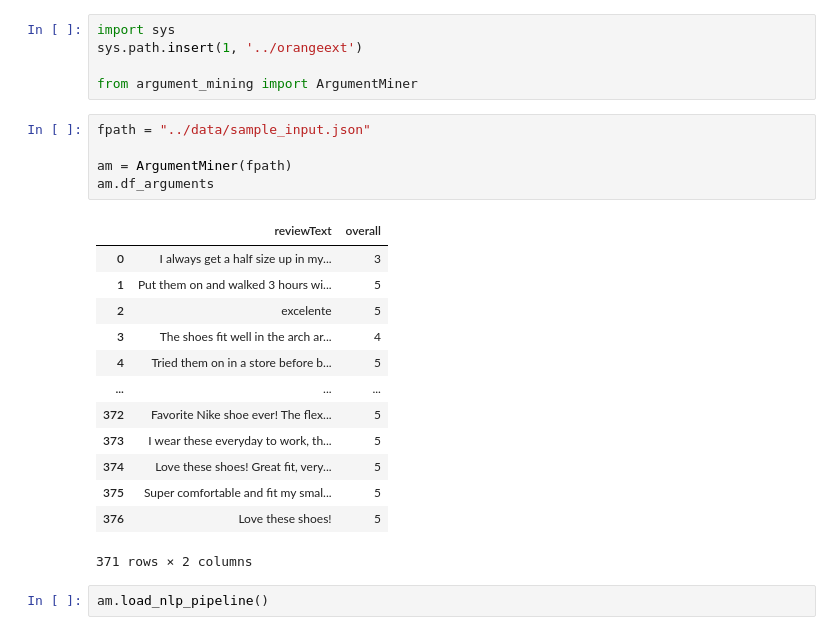
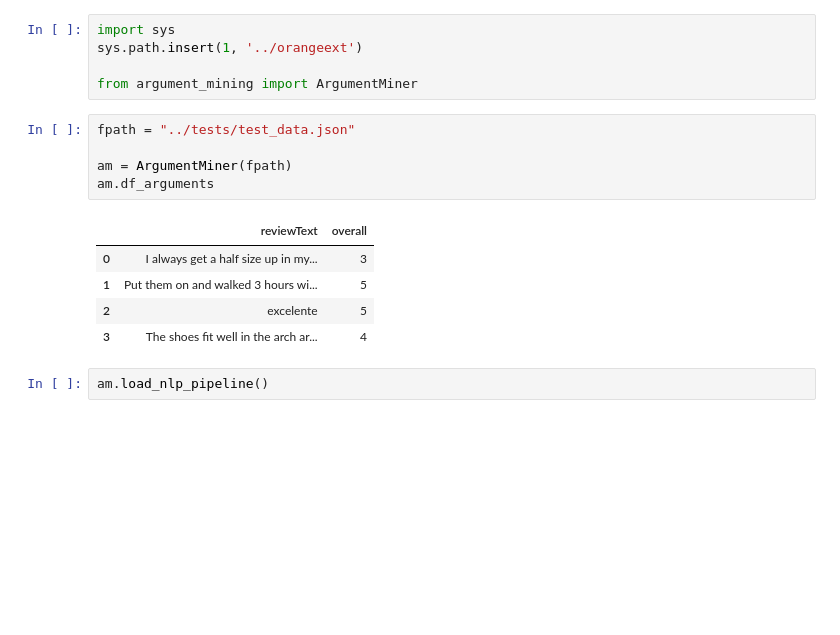
Before and after one commit to EyeofBeholder-NLeSC/orange-addon, a Jupyter notebook: notebooks/test_argument_miner.ipynb, the cells around one changed output. Cells and saved outputs as stored; diff of their text form; blank space fills up the shorter version.

```diff
--- a/notebooks/test_argument_miner.ipynb
+++ b/notebooks/test_argument_miner.ipynb
@@ -4,24 +4,16 @@ sys.path.insert(1, '../orangeext')
 
 from argument_mining import ArgumentMiner
 # %%
-fpath = "../data/sample_input.json"
+fpath = "../tests/test_data.json"
 
 am = ArgumentMiner(fpath)
 am.df_arguments
 # %% [output]
 |  | reviewText | overall |
 | 0 | I always get a half size up in my... | 3 |
 | 1 | Put them on and walked 3 hours wi... | 5 |
 | 2 | excelente | 5 |
 | 3 | The shoes fit well in the arch ar... | 4 |
-| 4 | Tried them on in a store before b... | 5 |
-| ... | ... | ... |
-| 372 | Favorite Nike shoe ever! The flex... | 5 |
-| 373 | I wear these everyday to work, th... | 5 |
-| 374 | Love these shoes! Great fit, very... | 5 |
-| 375 | Super comfortable and fit my smal... | 5 |
-| 376 | Love these shoes! | 5 |
-371 rows × 2 columns
 # %%
 am.load_nlp_pipeline()
 # %%
```
Also changed, not shown: parts of 1 cell of this notebook, 3 other files.
